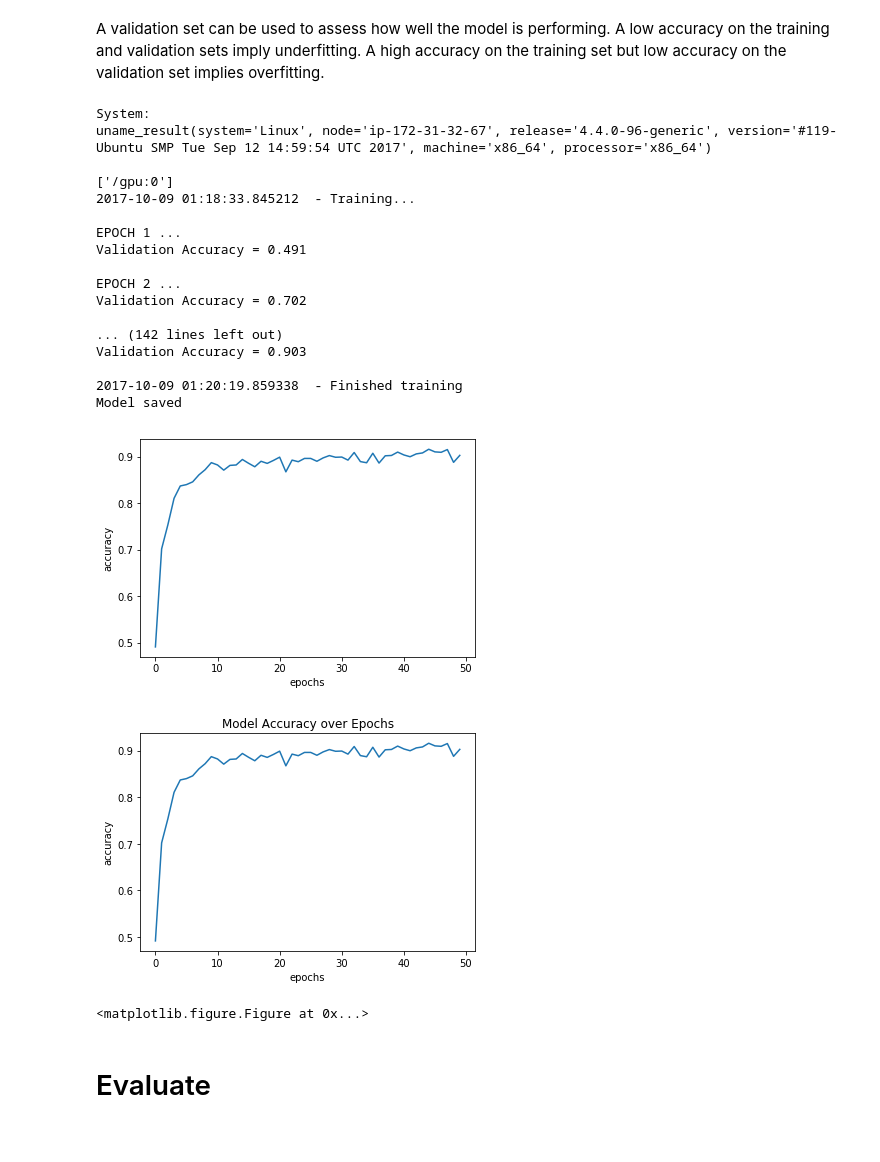
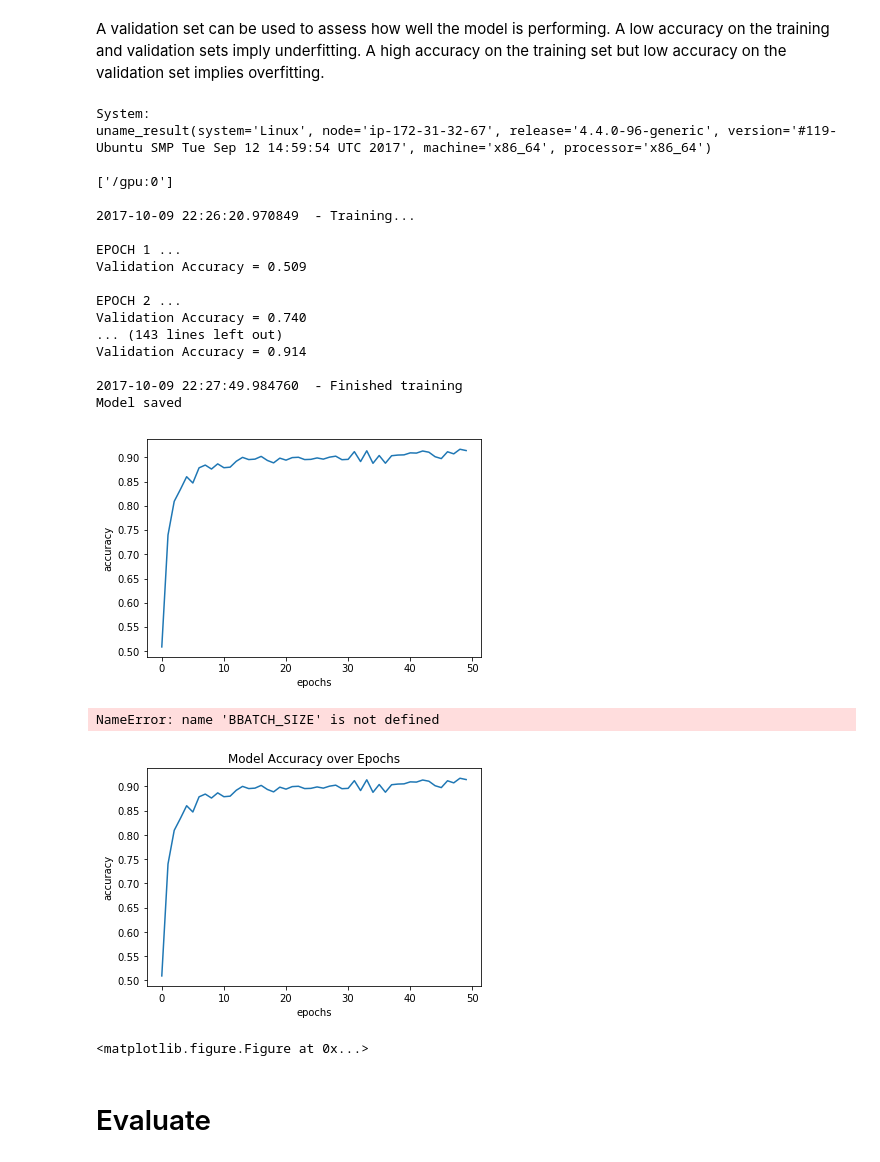
Before and after one commit to bgcarvalho/CarND-Term1-P2, a Jupyter notebook: Notebook.ipynb, the cells around one changed output. Cells and saved outputs as stored; diff of their text form; code cells hidden in the pictures.

```diff
--- a/Notebook.ipynb
+++ b/Notebook.ipynb
@@ -338,8 +338,9 @@ y = tf.placeholder(tf.int32, (None))
 one_hot_y = tf.one_hot(y, n_classes)
 
 EPOCHS = 50
-BATCH_SIZE = 128
-rate = 0.0005
+#BATCH_SIZE = 128
+BATCH_SIZE = 256
+rate = 0.001
 
 LeNetFn = factory(n_classes)
 logits = LeNetFn(x)
@@ -367,49 +368,43 @@ with tf.Session() as sess:
     num_examples = len(X_train)
 
     print(datetime.now().isoformat(' '), " - Training...")
     print()
     for i in range(EPOCHS):
         X_train, y_train = shuffle(X_train, y_train)
         for offset in range(0, num_examples, BATCH_SIZE):
             end = offset + BATCH_SIZE
             batch_x, batch_y = X_train[offset:end], y_train[offset:end]
             sess.run(training_operation, feed_dict={x: batch_x, y: batch_y})
 
         validation_accuracy = evaluate(X_valid, y_valid)
         print("EPOCH {} ...".format(i+1))
         print("Validation Accuracy = {:.3f}".format(validation_accuracy))
         print()
         acc_epochs[i] = validation_accuracy
 
     print(datetime.now().isoformat(' '), " - Finished training")
-    saver.save(sess, './lenet')
+    saver.save(sess, './lenet/lenet')
     print("Model saved")
-
-plt.figure()
-plt.plot(acc_epochs)
-plt.xlabel("epochs")
-plt.ylabel("accuracy")
-plt.show()
-plt.savefig("evolution_E"+str(EPOCHS)+"_B"+str(BBATCH_SIZE)+"_R"+str(rate)+".png")
 # %% [output]
 System:
 uname_result(system='Linux', node='ip-172-31-32-67', release='4.4.0-96-generic', version='#119-Ubuntu SMP Tue Sep 12 14:59:54 UTC 2017', machine='x86_64', processor='x86_64')
 
 ['/gpu:0']
-2017-10-09 01:18:33.845212  - Training...
+
+2017-10-09 22:26:20.970849  - Training...
 
 EPOCH 1 ...
-Validation Accuracy = 0.491
+Validation Accuracy = 0.509
 
 EPOCH 2 ...
-Validation Accuracy = 0.702
+Validation Accuracy = 0.740
+... (143 lines left out)
+Validation Accuracy = 0.914
 
-... (142 lines left out)
-Validation Accuracy = 0.903
-
-2017-10-09 01:20:19.859338  - Finished training
+2017-10-09 22:27:49.984760  - Finished training
 Model saved
-[figure, old version]
+[figure, new version]
+NameError: name 'BBATCH_SIZE' is not defined
 # %%
 plt.figure()
 plt.plot(acc_epochs)
@@ -417,9 +412,9 @@ plt.xlabel("epochs")
 plt.ylabel("accuracy")
 plt.title("Model Accuracy over Epochs")
 plt.show()
-plt.savefig("evolution_E"+str(EPOCHS)+"_B"+str(BATCH_SIZE)+"_R"+str(rate)+".png")
+plt.savefig("./output/evolution_E"+str(EPOCHS)+"_B"+str(BATCH_SIZE)+"_R"+str(rate)+".png")
 # %% [output]
-[figure, old version]
+[figure, new version]
 <matplotlib.figure.Figure at 0x...>
 # %% [markdown]
 # Evaluate
```
Also changed, not shown: parts of 3 cells of this notebook, 1 other file.
